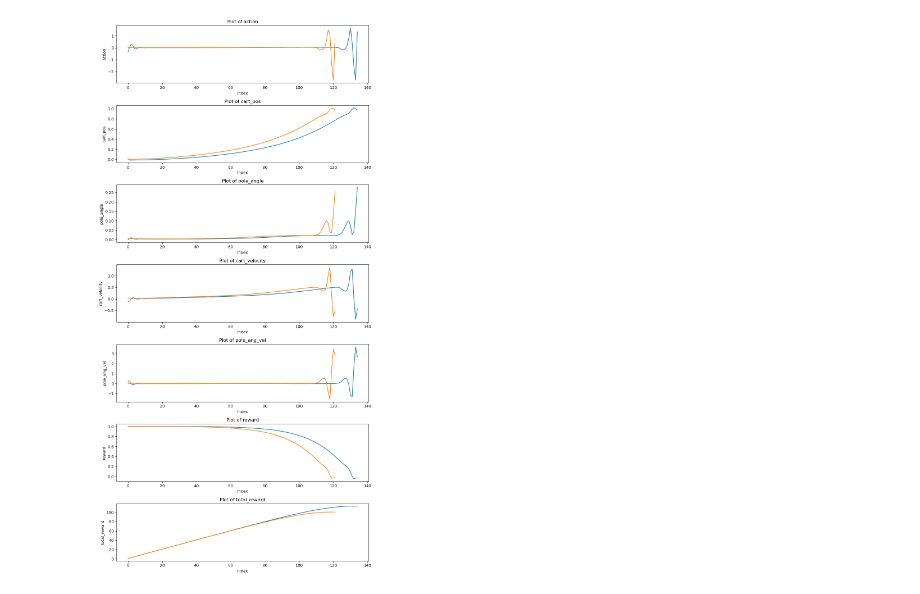
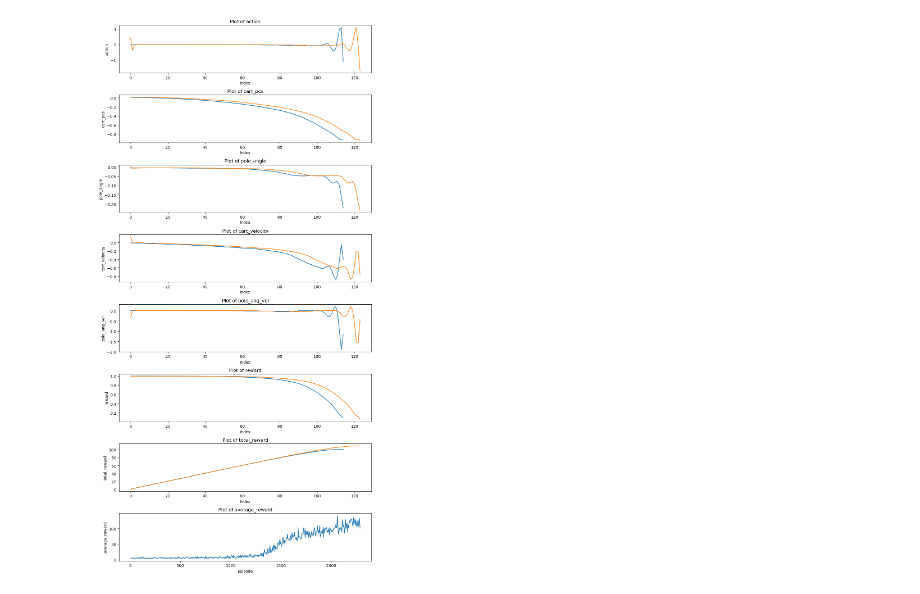
Before and after one commit to StienenNiels/BioInspired_Intelligence_AE4350, a Jupyter notebook: plot_results.ipynb, the cells around one changed output. Saved outputs shown, nothing was run; the diff lists cells and outputs as text; code cells hidden in the pictures.

```diff
--- a/plot_results.ipynb
+++ b/plot_results.ipynb
@@ -1,33 +1,39 @@
 # %%
 # Import necessary libraries
 import pandas as pd
 import matplotlib.pyplot as plt
 
 # Read the CSV file into a DataFrame
 # Make sure to update 'your_file.csv' with the actual path to your CSV file
-df = pd.read_csv('recordings/Test1_0.csv')
-df2 = pd.read_csv('recordings/Test1_1.csv')
+df = pd.read_csv('recordings/Default_0.csv')
+df2 = pd.read_csv('recordings/Default_1.csv')
+df3 = pd.read_csv('logs/Default.csv')
 
 # Display the first few rows of the DataFrame to understand its structure
 df.head()
 
 # Create a figure and a set of subplots with 6 subplots arranged vertically
-fig, axes = plt.subplots(nrows=7, ncols=1, figsize=(10, 20))
+fig, axes = plt.subplots(nrows=8, ncols=1, figsize=(10, 20))
 
 # Iterate through each column and plot it on a separate subplot
 for i, column in enumerate(df.columns):
     if i != 0:
         j = i-1
         axes[j].plot(df[column])
         axes[j].plot(df2[column])
         axes[j].set_title(f'Plot of {column}')
         axes[j].set_xlabel('Index')
         axes[j].set_ylabel(column)
 
+axes[7].plot(df3['episode'], df3['average_reward'], label='Reward per Episode')
+axes[7].set_title(f'Plot of {df3.columns[1]}')
+axes[7].set_xlabel('Episode')
+axes[7].set_ylabel(df3.columns[1])
+
 # Adjust the layout so the plots do not overlap
 plt.tight_layout()
 
 # Show the plots
 plt.show()
 # %% [output]
-[figure, old version]
+[figure, new version]
```
Also changed, not shown: 11 other files.
